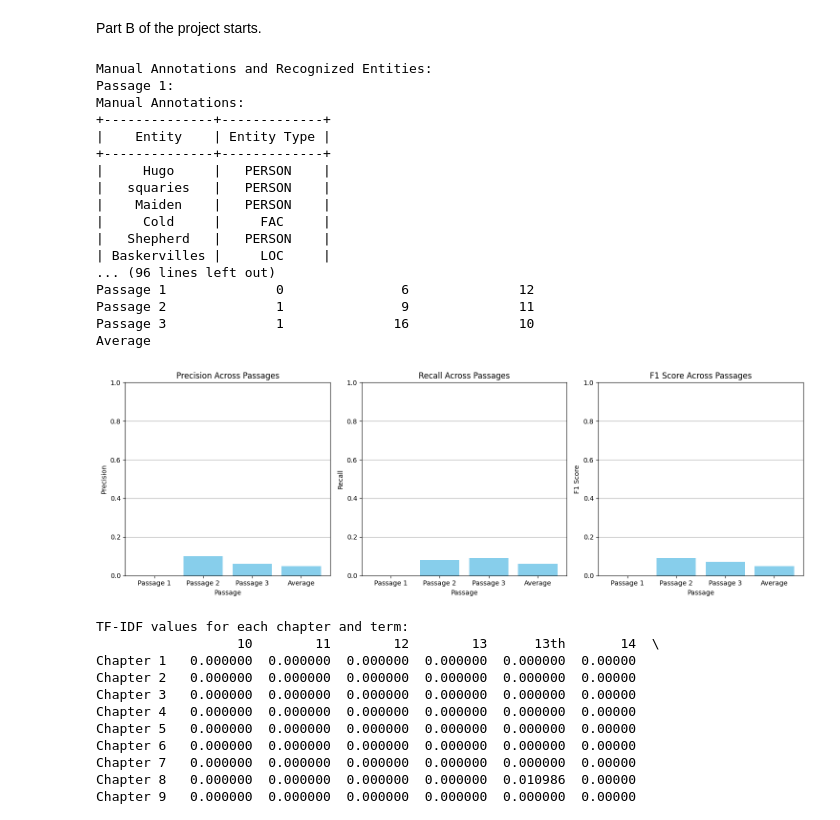
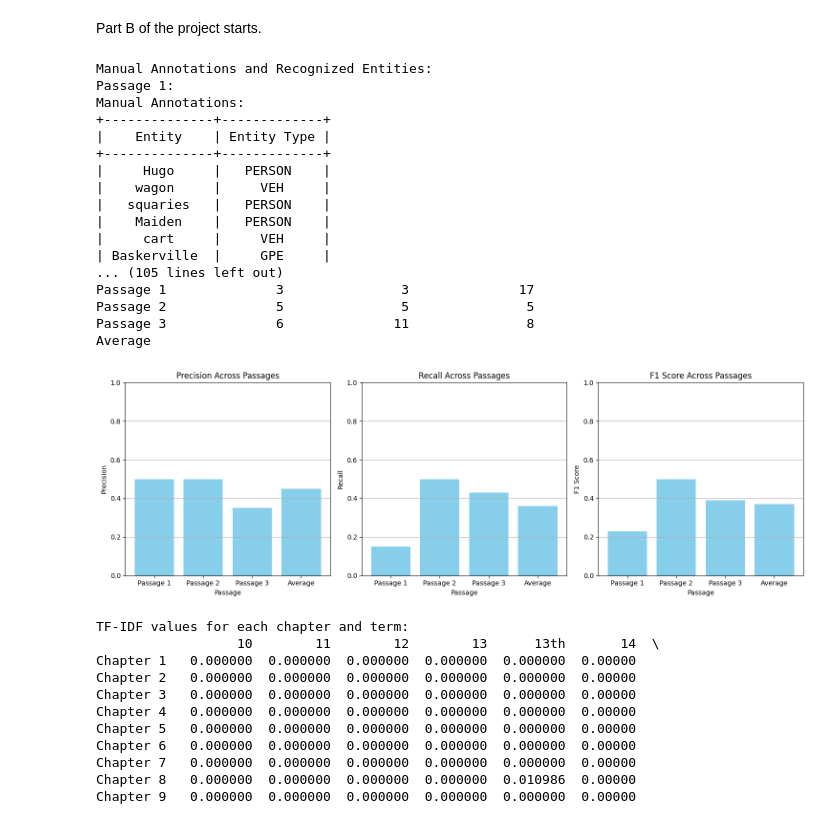
Before and after one commit to aryan-011/WordWarriors-NLP-Project, a Jupyter notebook: WordWarriors.ipynb, the cells around one changed output. Cells and saved outputs as stored; diff of their text form; code cells hidden in the pictures.

```diff
--- a/WordWarriors.ipynb
+++ b/WordWarriors.ipynb
@@ -288,9 +289,9 @@ entities.sort(key=lambda x: x[1])
 
 
 passages = [
- """They had gone a mile or two when they passed one of the night shepherds upon the moorlands, and they cried to him to know if he had seen the hunt.  And the man, as the story goes, was so crazed with fear that he could scarce speak,
+ """They had gone a mile or two in a wagon when they passed one of the night shepherds upon the moorlands, and they cried to him to know if he had seen the hunt.  And the man, as the story goes, was so crazed with fear that he could scarce speak,
             but at last he said that he had indeed seen the unhappy
-            maiden, with the hounds upon her track.  ‘But I have seen
+            maiden in the cart, with the hounds upon her track.  ‘But I have seen
             more than that,’ said he, ‘for Hugo Baskerville passed me
             upon his black mare, and there ran mute behind him such a
             hound of hell as God forbid should ever be at my heels.’
@@ -402,40 +403,40 @@ passages = [
 
 
 
-#aditya garg
 
 manual_annotations = [
-    [("Hugo", "PERSON"),
+    [("Hugo", "PERSON"),("wagon","VEH"),
 ("squaries", "PERSON"),
- ("Maiden", "PERSON"),
- ("Cold", "FAC"),
- ("Shepherd", "PERSON"),
+ ("Maiden", "PERSON"),("cart","VEH"),("Baskerville","GPE"),
+ ("Cold", "FAC"),("together","ORG"),("us","GPE"),
+ ("Shepherd", "PERSON"),("kin","ORG"),
  ("Baskervilles", "LOC"),
  ("Horses", "VEH"),
-   ("Mare", "VEH"),
+   ("Mare", "VEH"),("hell","LOC"),("GOD","PERSON"),
      ("Company","ORG"),
 ("Heels","LOC"),
 ("goyal","PERSON"),
 ("moorlands", "LOC")],
-    [("Henry", "PERSON"),
-("station-master", "PERSON"),
+    [("Henry Baskerville", "PERSON"),
  ("porters", "PERSON"),
- ("coachman", "PERSON"),
- ("Baskervilles", "LOC"),
+ ("hill", "PERSON"),
+ ("Baskervilles", "GPE"),
+     ("us","GPE"),
 ("moor", "LOC"),
-("road", "LOC"),
-("Bridge", "LOC"),
-("valley", "LOC"),
+     ("kin","ORG"),
  ("wagonette", "VEH"),
 ("carriage", "VEH"),
    ("train", "VEH"),
  ],
   [("Henry", "PERSON"),
 ("laura", "PERSON"),
- ("charles", "PERSON"),
- ("mortimer", "PERSON"),
+ ("Charles Baskerville", "PERSON"),
+   ("Charles","PERSON"),
+ ("Mortimer", "PERSON"),
  ("perkins", "PERSON"),
  ("moor", "LOC"),
+   ("Lyons","PERSON"),
+   ("Laura Lyons","PERSON"),
 ("coombe tracey", "LOC"),
 ("hunt", "LOC"),
 ("Room", "FAC"),
@@ -526,41 +527,41 @@ for i, passage in enumerate(passages):
 
 print("Metrics Table:")
 print(df_table)
 
 # Create a bar chart for precision, recall, and F1 score
 fig, axes = plt.subplots(1, 3, figsize=(15, 5))
 metrics = ['Precision', 'Recall', 'F1 Score']
 
 for i, metric in enumerate(metrics):
     ax = axes[i]
     ax.bar(df_metrics['Passage'], df_metrics[metric].astype(float), color='skyblue')
     ax.set_title(f'{metric} Across Passages')
     ax.set_xlabel('Passage')
     ax.set_ylabel(metric)
     ax.set_ylim(0, 1)
     ax.grid(axis='y')
 
 plt.tight_layout()
 plt.show()
 # %% [output]
 Manual Annotations and Recognized Entities:
 Passage 1:
 Manual Annotations:
 +--------------+-------------+
 |    Entity    | Entity Type |
 +--------------+-------------+
 |     Hugo     |   PERSON    |
+|    wagon     |     VEH     |
 |   squaries   |   PERSON    |
 |    Maiden    |   PERSON    |
-|     Cold     |     FAC     |
-|   Shepherd   |   PERSON    |
-| Baskervilles |     LOC     |
-... (96 lines left out)
-Passage 1              0               6              12
-Passage 2              1               9              11
-Passage 3              1              16              10
+|     cart     |     VEH     |
+| Baskerville  |     GPE     |
+... (105 lines left out)
+Passage 1              3               3              17
+Passage 2              5               5               5
+Passage 3              6              11               8
 Average
-[figure, old version]
+[figure, new version]
 # %%
 
 # Extract chapters
```
Also changed, not shown: parts of 3 cells of this notebook.
